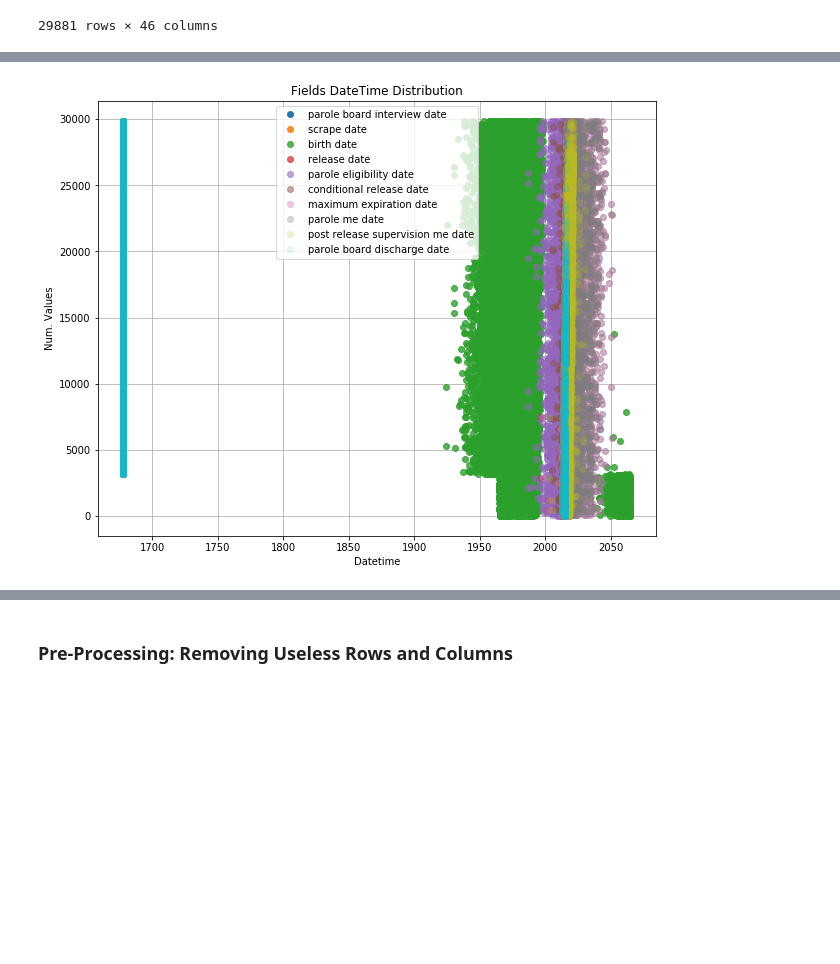
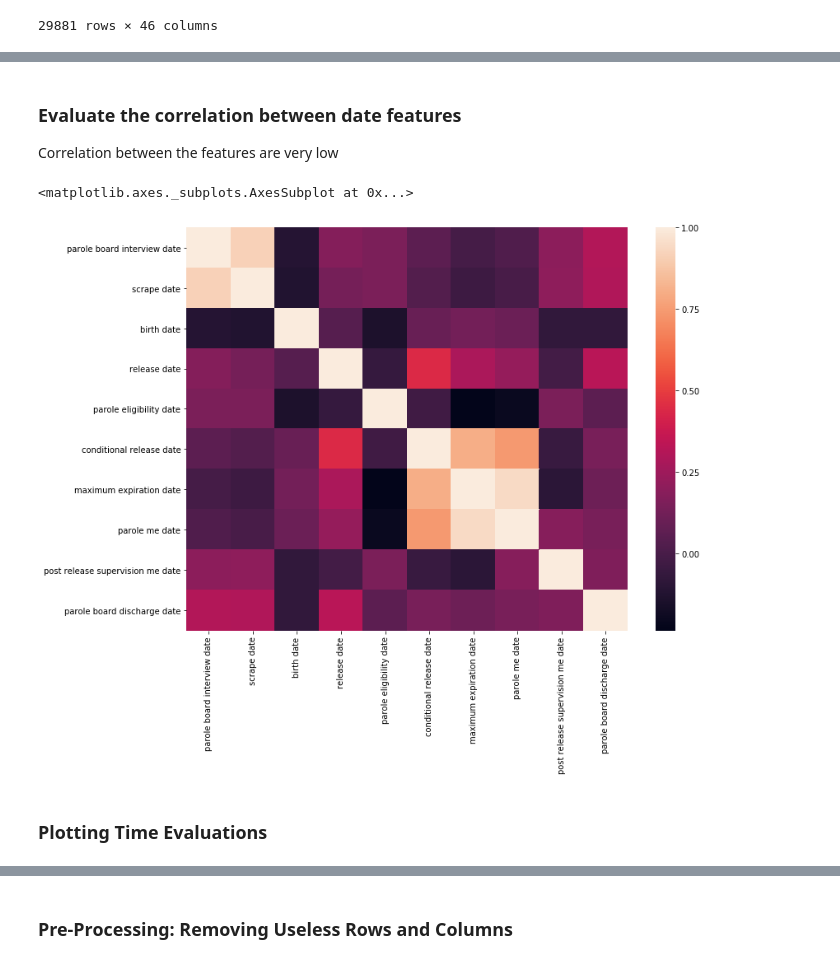
Before and after one commit to lucasgsfelix/Parole-Problem-HCML, a Jupyter notebook: 4-Parole Dataset/Pre-Processing.ipynb, the cells around one changed output, grey strips where cells are left out. Saved outputs shown, nothing was run; the diff lists cells and outputs as text; code cells hidden in the pictures; blank space fills up the shorter version.

```diff
--- a/4-Parole Dataset/Pre-Processing.ipynb
+++ b/4-Parole Dataset/Pre-Processing.ipynb
@@ -123,22 +153,35 @@ standard_tv(df, date_columns)
+# %% [markdown]
+### Evaluate the correlation between date features
+
+Correlation between the features are very low
+# %%
+df_dates = df_complete_date.drop(list(filter(lambda x: 'date' not in x,
+                                  df.columns)), axis = 1)
+
+for column in date_columns:
+    values = list(map(lambda x: convert_to_seconds(x), df_dates[column]))
+    df_dates[column] = values
+df_corr = df_dates.corr()
+
+plt.figure(figsize=(12, 9))
+sns.heatmap(df_corr, xticklabels = df_dates.columns, yticklabels = df_dates.columns, linewidths=0)
+# %% [output]
+<matplotlib.axes._subplots.AxesSubplot at 0x...>
+[figure, added]
+# %% [markdown]
+### Plotting Time Evaluations
 # %%
-# filling nan date values with a mean
+def make_graph(df, columns):
 
-fig = plt.figure(figsize=(10,8))
-ax = fig.add_subplot(111)
+    fig = plt.figure(figsize=(10,8))
+    ax = fig.add_subplot(111)
+    y =  [i for i in range(0, len(df[columns[0]]))]
+    for column in columns:
+        ax.plot_date(x=list(df[column]), y=y, marker='o', alpha = 1)
 
-date_columns = list(filter(lambda x: 'date' in x, df.columns))
-
-y =  [i for i in range(0, len(df[date_columns[0]]))]
-alpha = 1
-for column in date_columns:
-    ax.plot_date(x=list(df[column]), y=y, marker='o', alpha = alpha)
-    alpha-=0.1
-
-plt.title("Fields DateTime Distribution")
-plt.xlabel("Datetime")
-plt.ylabel("Num. Values")
-plt.grid(True)
-plt.legend(date_columns)
-plt.show()
+    plt.title("Fields DateTime Distribution")
+    plt.xlabel("Datetime")
+    plt.ylabel("Num. Values")
+    plt.grid(True)
+    plt.legend(columns)
+    plt.show()
-# %% [output]
-[figure, removed]
```
Also changed, not shown: parts of 31 cells of this notebook.
